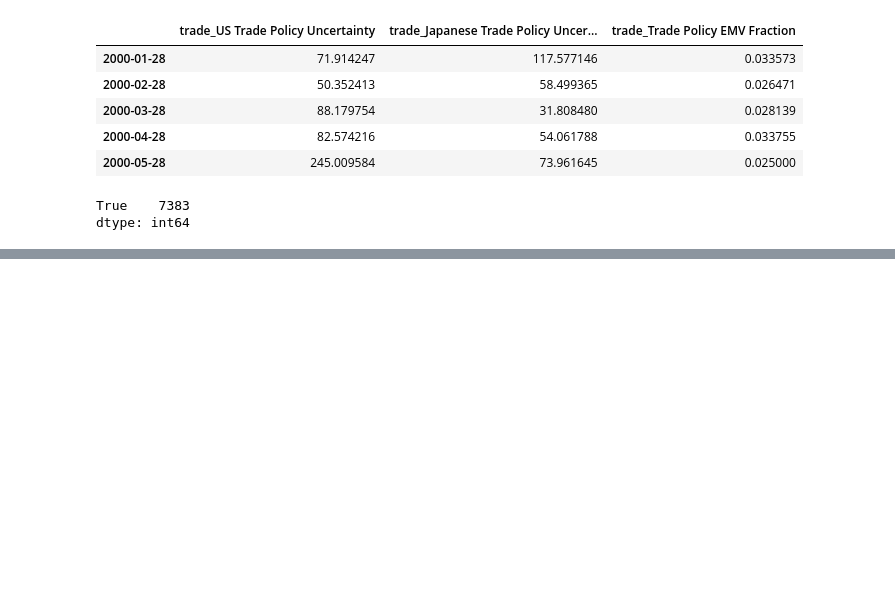
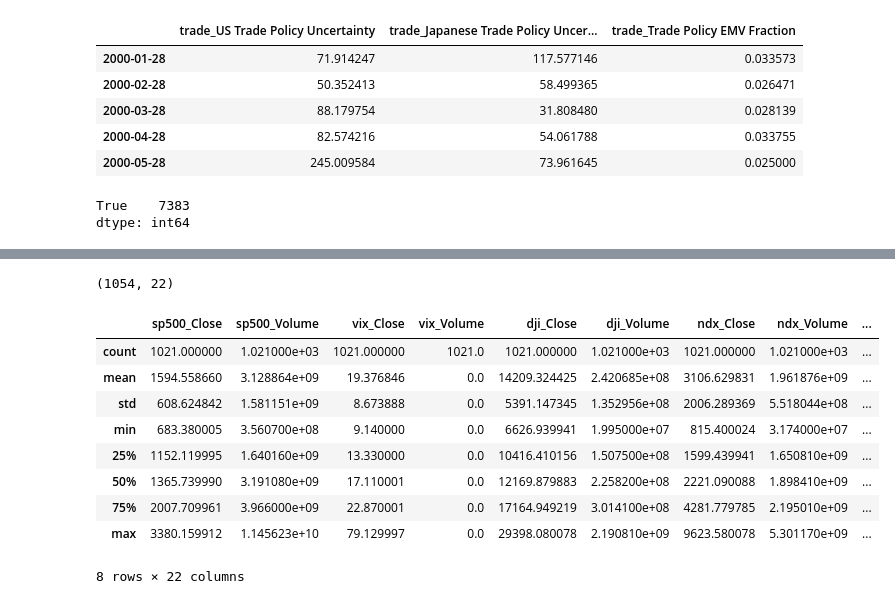
Before and after one commit to silvanaribeiro/TimeSeriesArticle, a Jupyter notebook: Fluxo 4/03_Merging All Indexes in One Dataframe.ipynb, the cells around one changed output, grey strips where cells are left out. Cells and saved outputs as stored; diff of their text form; code cells hidden in the pictures; blank space fills up the shorter version.

```diff
--- a/Fluxo 4/03_Merging All Indexes in One Dataframe.ipynb
+++ b/Fluxo 4/03_Merging All Indexes in One Dataframe.ipynb
@@ -281,3 +281,20 @@ dtypes: float64(22)
 memory usage: 189.4 KB
 # %%
 df_weekly.to_csv(r'CompleteWeeklyIndexes.csv', index = True)
+# %%
+df_weekly.shape
+# %% [output]
+(1054, 22)
+# %%
+df_weekly.describe()
+# %% [output]
+|  | sp500_Close | sp500_Volume | vix_Close | vix_Volume | dji_Close | dji_Volume | ndx_Close | ndx_Volume | ... |
+| count | 1021.000000 | 1.021000e+03 | 1021.000000 | 1021.0 | 1021.000000 | 1.021000e+03 | 1021.000000 | 1.021000e+03 | ... |
+| mean | 1594.558660 | 3.128864e+09 | 19.376846 | 0.0 | 14209.324425 | 2.420685e+08 | 3106.629831 | 1.961876e+09 | ... |
+| std | 608.624842 | 1.581151e+09 | 8.673888 | 0.0 | 5391.147345 | 1.352956e+08 | 2006.289369 | 5.518044e+08 | ... |
+| min | 683.380005 | 3.560700e+08 | 9.140000 | 0.0 | 6626.939941 | 1.995000e+07 | 815.400024 | 3.174000e+07 | ... |
+| 25% | 1152.119995 | 1.640160e+09 | 13.330000 | 0.0 | 10416.410156 | 1.507500e+08 | 1599.439941 | 1.650810e+09 | ... |
+| 50% | 1365.739990 | 3.191080e+09 | 17.110001 | 0.0 | 12169.879883 | 2.258200e+08 | 2221.090088 | 1.898410e+09 | ... |
+| 75% | 2007.709961 | 3.966000e+09 | 22.870001 | 0.0 | 17164.949219 | 3.014100e+08 | 4281.779785 | 2.195010e+09 | ... |
+| max | 3380.159912 | 1.145623e+10 | 79.129997 | 0.0 | 29398.080078 | 2.190810e+09 | 9623.580078 | 5.301170e+09 | ... |
+8 rows × 22 columns
```
Also changed, not shown: parts of 3 cells of this notebook, 49 other files.
